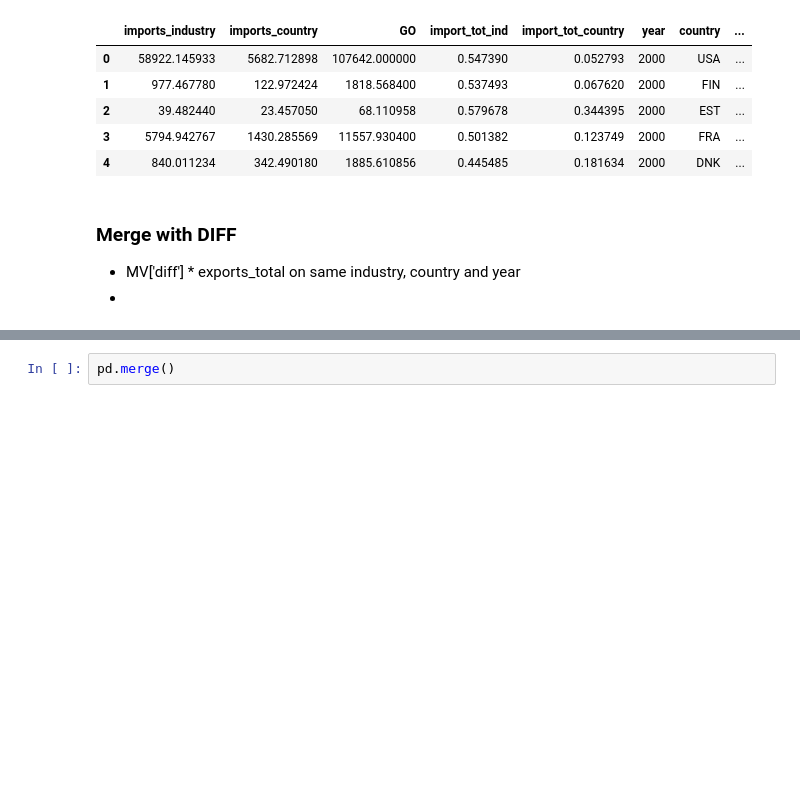
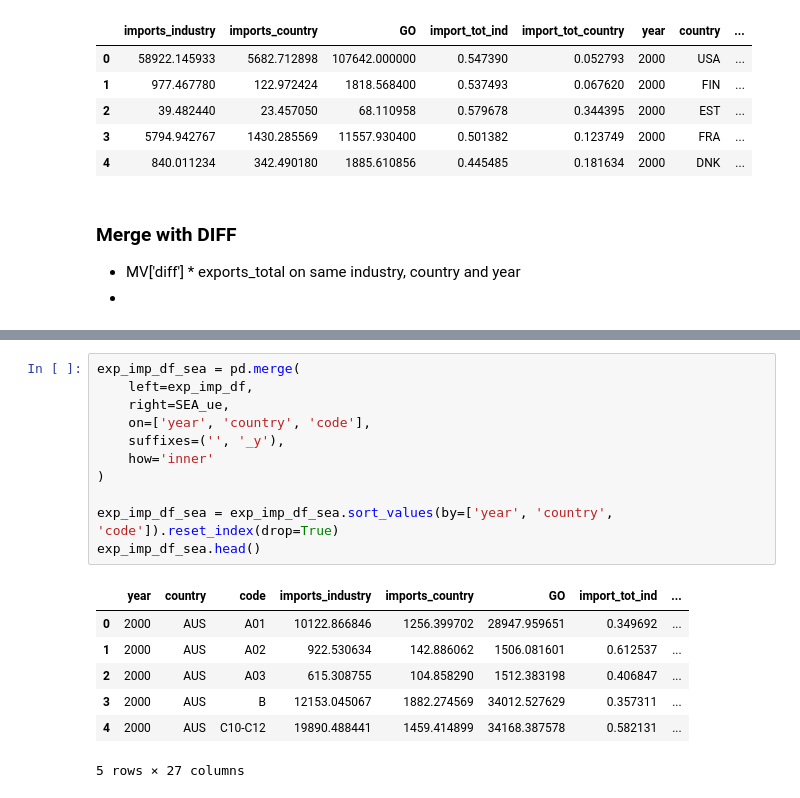
Before and after one commit to kavyajeetbora/ETL_wages, a Jupyter notebook: WIOD.ipynb, the cells around one changed output, grey strips where cells are left out. Drawn from its saved outputs; the diff is of its cells as text; blank space fills up the shorter version.

```diff
--- a/WIOD.ipynb
+++ b/WIOD.ipynb
@@ -849,5 +857,22 @@ SEA_ue.head()
-# %%
-pd.merge()
+# %%
+exp_imp_df_sea = pd.merge(
+    left=exp_imp_df,
+    right=SEA_ue,
+    on=['year', 'country', 'code'],
+    suffixes=('', '_y'),
+    how='inner'
+)
+
+exp_imp_df_sea = exp_imp_df_sea.sort_values(by=['year', 'country', 'code']).reset_index(drop=True)
+exp_imp_df_sea.head()
+# %% [output]
+|  | year | country | code | imports_industry | imports_country | GO | import_tot_ind | ... |
+| 0 | 2000 | AUS | A01 | 10122.866846 | 1256.399702 | 28947.959651 | 0.349692 | ... |
+| 1 | 2000 | AUS | A02 | 922.530634 | 142.886062 | 1506.081601 | 0.612537 | ... |
+| 2 | 2000 | AUS | A03 | 615.308755 | 104.858290 | 1512.383198 | 0.406847 | ... |
+| 3 | 2000 | AUS | B | 12153.045067 | 1882.274569 | 34012.527629 | 0.357311 | ... |
+| 4 | 2000 | AUS | C10-C12 | 19890.488441 | 1459.414899 | 34168.387578 | 0.582131 | ... |
+5 rows × 27 columns
 # %%
 sns.lineplot(x='year', y='unequal_exchange', data=exp_imp_df, hue='country')
 # %% [output]
```
Also changed, not shown: parts of 16 cells of this notebook.
